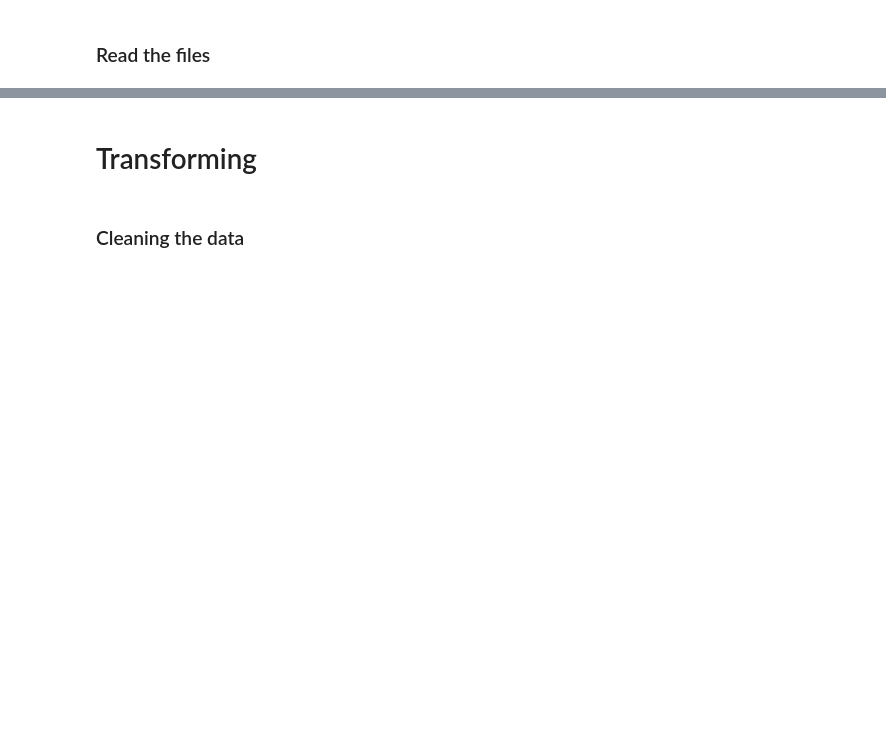
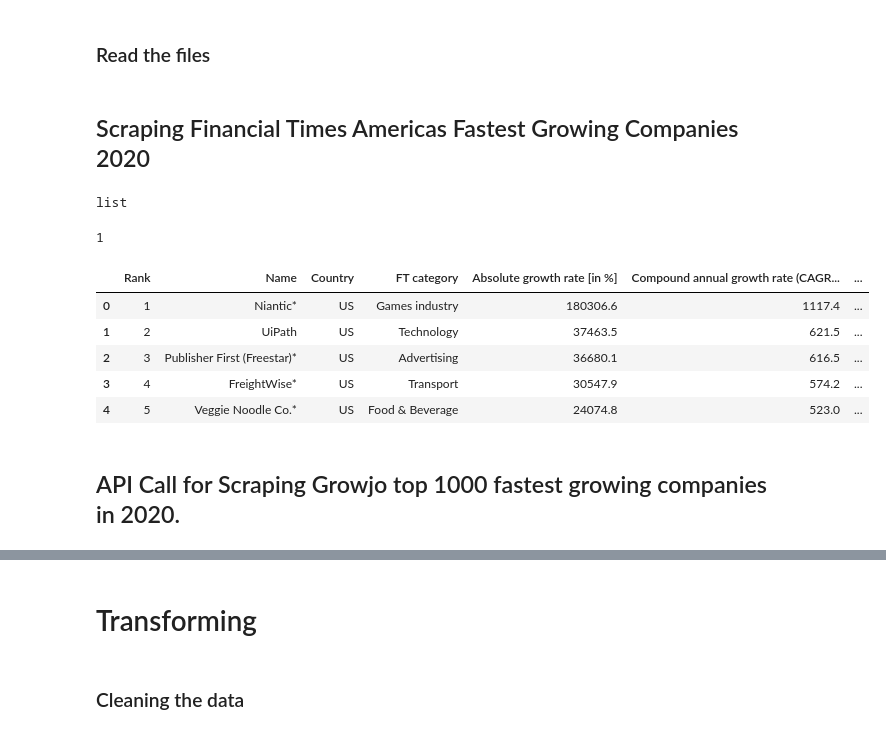
Before and after one commit to ermiasgelaye/ETL-Project, a Jupyter notebook: ETL_data_project.ipynb, the cells around one changed output, grey strips where cells are left out. Drawn from its saved outputs; the diff is of its cells as text; code cells hidden in the pictures; blank space fills up the shorter version.

```diff
--- a/ETL_data_project.ipynb
+++ b/ETL_data_project.ipynb
@@ -26,3 +41,29 @@ Inc_2018_df = pd.read_csv(Inc_2018_csv)
 
 # Read 2007-2017 Inc 5000 company list
 Inc_10year_df = pd.read_csv(Inc_10year_csv,encoding='cp1252')
+# %% [markdown]
+## Scraping Financial Times Americas Fastest Growing Companies 2020
+# %%
+ft_url = 'https://www.ft.com/americas-fastest-growing-companies-2020'
+# %%
+ft_tables= pd.read_html(ft_url)
+# %%
+type(ft_tables)
+# %% [output]
+list
+# %%
+len(ft_tables)
+# %% [output]
+1
+# %%
+ft_tables_df = ft_tables[0]
+ft_tables_df.head()
+# %% [output]
+|  | Rank | Name | Country | FT category | Absolute growth rate [in %] | Compound annual growth rate (CAGR... | ... |
+| 0 | 1 | Niantic* | US | Games industry | 180306.6 | 1117.4 | ... |
+| 1 | 2 | UiPath | US | Technology | 37463.5 | 621.5 | ... |
+| 2 | 3 | Publisher First (Freestar)* | US | Advertising | 36680.1 | 616.5 | ... |
+| 3 | 4 | FreightWise* | US | Transport | 30547.9 | 574.2 | ... |
+| 4 | 5 | Veggie Noodle Co.* | US | Food & Beverage | 24074.8 | 523.0 | ... |
+# %% [markdown]
+## API Call for Scraping Growjo top 1000 fastest growing companies in 2020.
```
Also changed, not shown: parts of 11 cells of this notebook, 3 other files.
